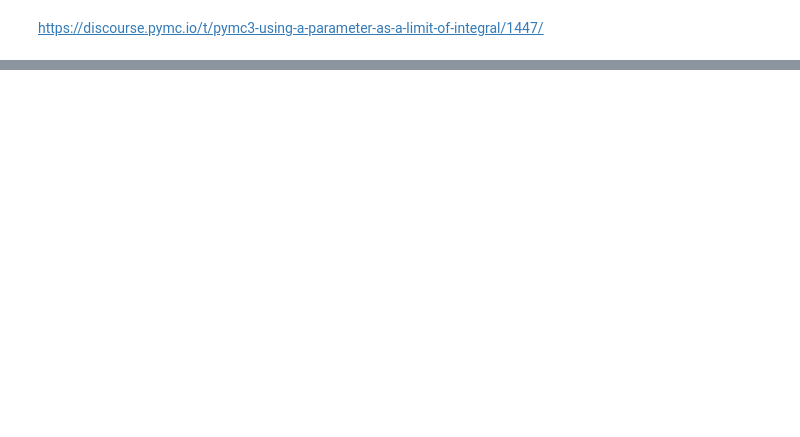
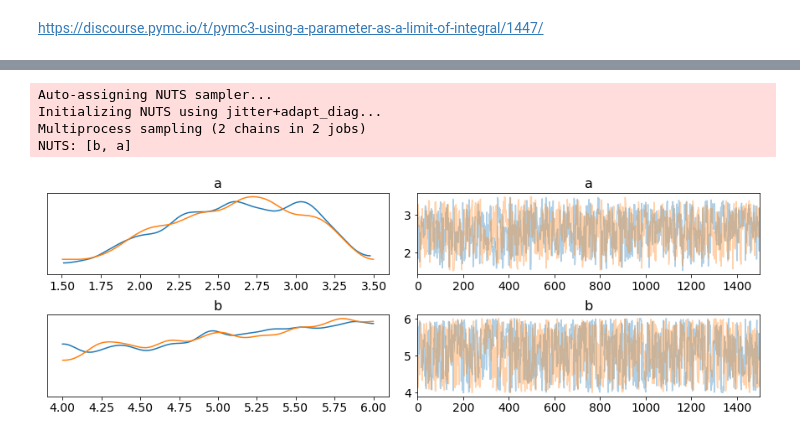
Before and after one commit to junpenglao/Planet_Sakaar_Data_Science, a Jupyter notebook: PyMC3QnA/discourse_734.ipynb, the cells around one changed output, grey strips where cells are left out. Cells and saved outputs as stored; diff of their text form; code cells hidden in the pictures; blank space fills up the shorter version.

```diff
--- a/PyMC3QnA/discourse_734.ipynb
+++ b/PyMC3QnA/discourse_734.ipynb
@@ -47,7 +47,7 @@ class Integrate(theano.Op):
         grads = tt.grad(self._expr, self._extra_vars)
         dargs = []
         for grad in grads:
-            integrate = Integrate(grad, self._var, self._extra_vars)
+            integrate = Integrate(grad, self._var, *self._extra_vars)
             darg = out * integrate(start, stop, *args)
             dargs.append(darg)
 
@@ -213,0 +214,9 @@ with pm.Model() as basic_model:
+# %%
+t = tt.dscalar('t')
+t.tag.test_value = np.zeros(())
+a_ = tt.dscalar('a_')
+a_.tag.test_value = np.ones(())*2.
+b_ = tt.dscalar('b_')
+b_.tag.test_value = np.ones(())*5.
+func = t**a_ + b_
+integrate = Integrate(func, t, a_, b_)
@@ -213,0 +251,33 @@ with pm.Model() as basic_model:
+# %%
+y_obs = 8.3
+
+start = theano.shared(1.)
+stop = theano.shared(2.)
+with pm.Model() as basic_model:
+    a = pm.Uniform('a', 1.5, 3.5)
+    b = pm.Uniform('b', 4., 6.)
+
+    # Define the function to integrate in plain theano
+    t = tt.dscalar('t')
+    t.tag.test_value = np.zeros(())
+    a_ = tt.dscalar('a_')
+    a_.tag.test_value = np.ones(())*2.
+    b_ = tt.dscalar('b_')
+    b_.tag.test_value = np.ones(())*5.
+    func = t**a_ + b_
+    integrate = Integrate(func, t, a_, b_)
+
+    # Now we plug in the values from the model.
+    # The `a_` and `b_` from above corresponds to the `a` and `b` here.
+    mu = integrate(start, stop, a, b)
+    y = pm.Normal('y', mu=mu, sd=0.4, observed=y_obs)
+    trace = pm.sample(1500, tune=500, cores=2, chains=2)
+# %% [output]
+Auto-assigning NUTS sampler...
+Initializing NUTS using jitter+adapt_diag...
+Multiprocess sampling (2 chains in 2 jobs)
+NUTS: [b, a]
+# %%
+pm.traceplot(trace);
+# %% [output]
+[figure, added]
```
Also changed, not shown: parts of 5 cells of this notebook.
